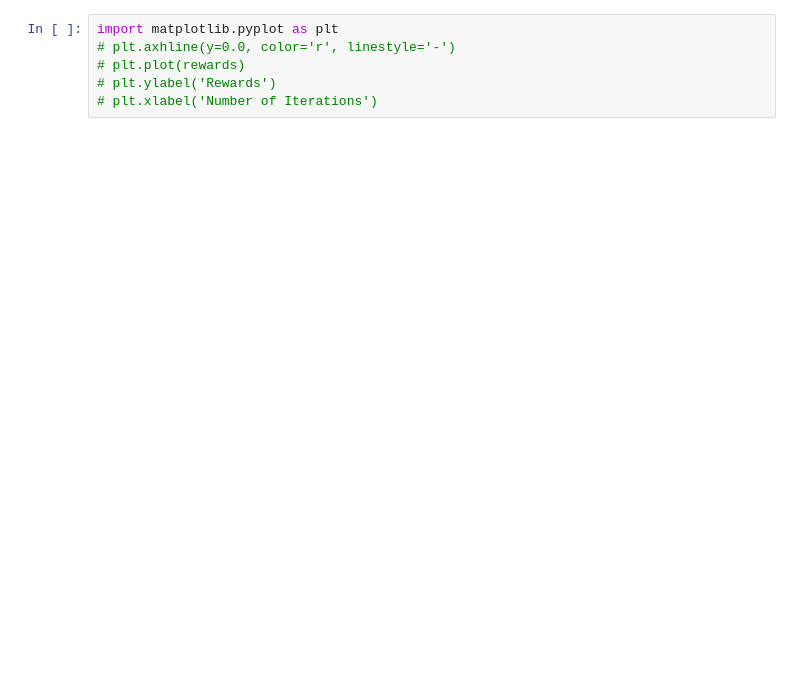
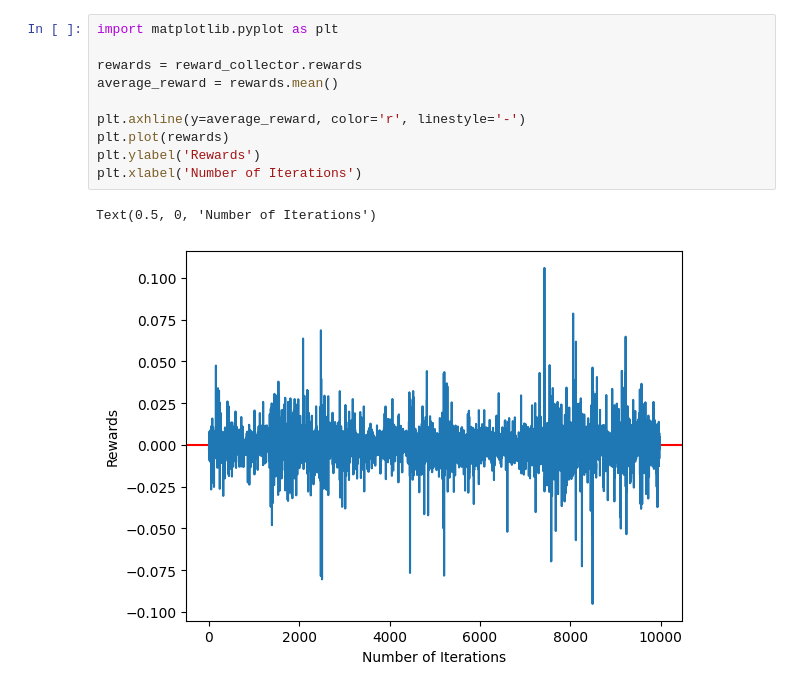
Before and after one commit to Pappa/bandido, a Jupyter notebook: notebooks/crypto/02-tf-agents-bandit-train.ipynb, the cells around one changed output. Saved outputs shown, nothing was run; the diff lists cells and outputs as text; blank space fills up the shorter version.

```diff
--- a/notebooks/crypto/02-tf-agents-bandit-train.ipynb
+++ b/notebooks/crypto/02-tf-agents-bandit-train.ipynb
@@ -153,6 +191,13 @@ print(f"\nCumulative Regret vs. Perfect Foresight Oracle: {cumulative_regret:.4f
 # %%
 import matplotlib.pyplot as plt
-# plt.axhline(y=0.0, color='r', linestyle='-')
-# plt.plot(rewards)
-# plt.ylabel('Rewards')
-# plt.xlabel('Number of Iterations')
+
+rewards = reward_collector.rewards
+average_reward = rewards.mean()
+
+plt.axhline(y=average_reward, color='r', linestyle='-')
+plt.plot(rewards)
+plt.ylabel('Rewards')
+plt.xlabel('Number of Iterations')
+# %% [output]
+Text(0.5, 0, 'Number of Iterations')
+[figure, added]
```
Also changed, not shown: parts of 1 cell of this notebook, 5 other files.
